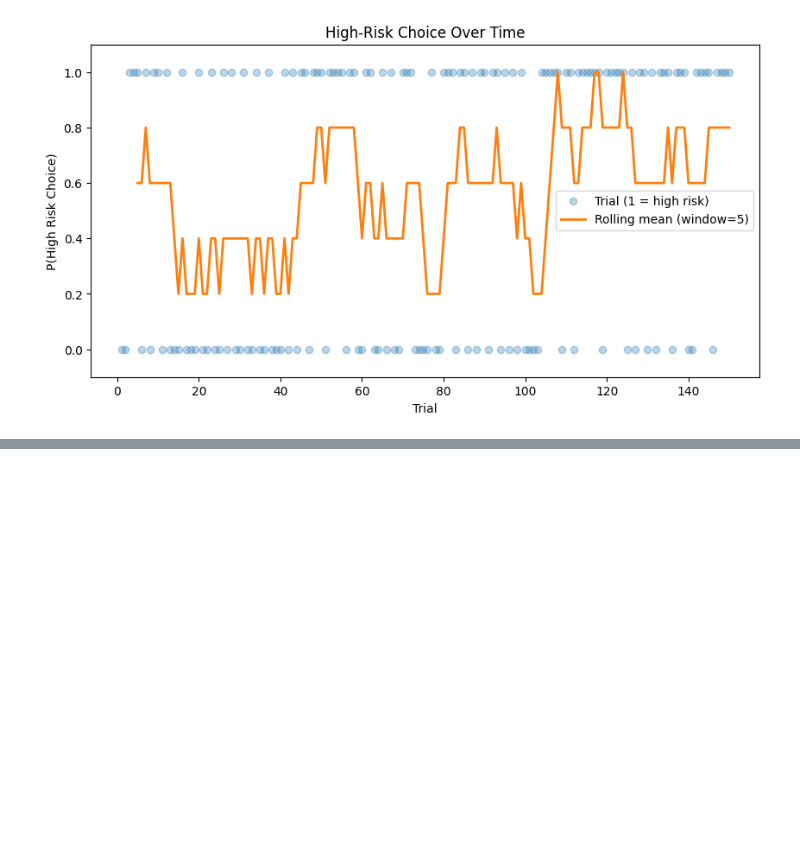
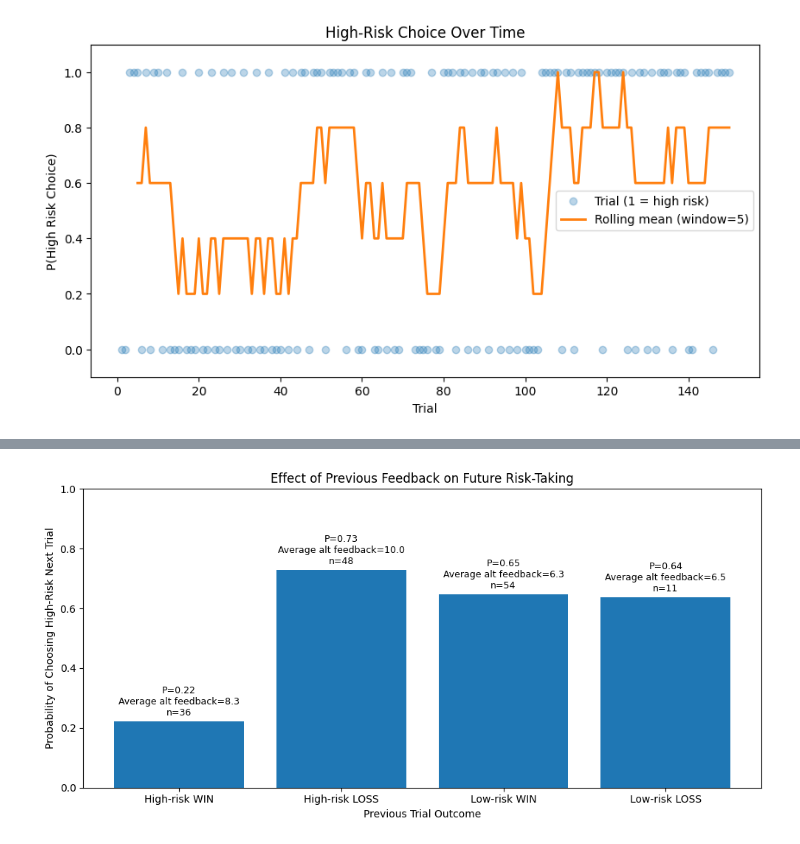
Before and after one commit to Jealiee/Parkinsons-Signal-Analysis, a Jupyter notebook: main.ipynb, the cells around one changed output, grey strips where cells are left out. Drawn from its saved outputs; the diff is of its cells as text; code cells hidden in the pictures; blank space fills up the shorter version.

Commit message:
Analyse probability of choosing high risk based on n-1 trial feedback

```diff
--- a/main.ipynb
+++ b/main.ipynb
@@ -11,7 +11,7 @@ from get_timestamps import (
 from assign_timestamps import assign_stim_timestamps
 import matplotlib.pyplot as plt
 # %%
-data_dir = Path("data/Julia")
+data_dir = Path("data/Natalia")
 
 output_folder = data_dir / "dataframe"
 output_folder.mkdir(exist_ok=True)
@@ -318,3 +318,76 @@ plt.legend()
 plt.show()
 # %% [output]
 [figure]
+# %%
+# Compute probability of choosing high risk depending on n-1 trial feedback.
+# NOTE: Calculates n-1 trials, because it is impossible to calculate the probability for trial 1 as it does not have previous feedback.
+df = pd.read_csv(output_path)
+
+df["chosen_risk"] = df.apply(
+    lambda r: r["symbol1_risk"] if r["chosen_symbol"] == 1 else r["symbol2_risk"],
+    axis=1,
+)
+
+df["high_risk_choice"] = (df["chosen_risk"] == "high").astype(int)
+df["win"] = (df["feedback"] > 0).astype(int)
+df["next_high_risk"] = df["high_risk_choice"].shift(-1)
+df_valid = df.iloc[:-1].copy()
+
+
+def label_state(row):
+
+    risk = "High" if row["chosen_risk"] == "high" else "Low"
+    outcome = "WIN" if row["win"] == 1 else "LOSS"
+
+    return f"{risk}-risk {outcome}"
+
+
+df_valid["state"] = df_valid.apply(label_state, axis=1)
+
+summary = (
+    df_valid.groupby("state")
+    .agg(
+        next_high_prob=("next_high_risk", "mean"),
+        avg_alt_feedback=("alt_feedback", "mean"),
+        count=("state", "count"),
+    )
+    .reset_index()
+)
+
+order = ["High-risk WIN", "High-risk LOSS", "Low-risk WIN", "Low-risk LOSS"]
+
+summary["state"] = pd.Categorical(summary["state"], categories=order, ordered=True)
+
+summary = summary.sort_values("state")
+
+print(summary)
+
+plt.figure(figsize=(10, 5))
+
+bars = plt.bar(summary["state"], summary["next_high_prob"])
+
+for bar, (_, row) in zip(bars, summary.iterrows()):
+    text = (
+        f"P={row['next_high_prob']:.2f}\n"
+        f"Average alt feedback={row['avg_alt_feedback']:.1f}\n"
+        f"n={row['count']}"
+    )
+
+    plt.text(
+        bar.get_x() + bar.get_width() / 2,
+        bar.get_height() + 0.02,
+        text,
+        ha="center",
+        fontsize=9,
+    )
+
+plt.ylim(0, 1)
+
+plt.ylabel("Probability of Choosing High-Risk Next Trial")
+plt.xlabel("Previous Trial Outcome")
+
+plt.title("Effect of Previous Feedback on Future Risk-Taking")
+
+plt.tight_layout()
+plt.show()
+# %% [output]
@@ -320,0 +399 @@ plt.show()
+[figure, added]
```
Also changed, not shown: parts of 1 cell of this notebook.
